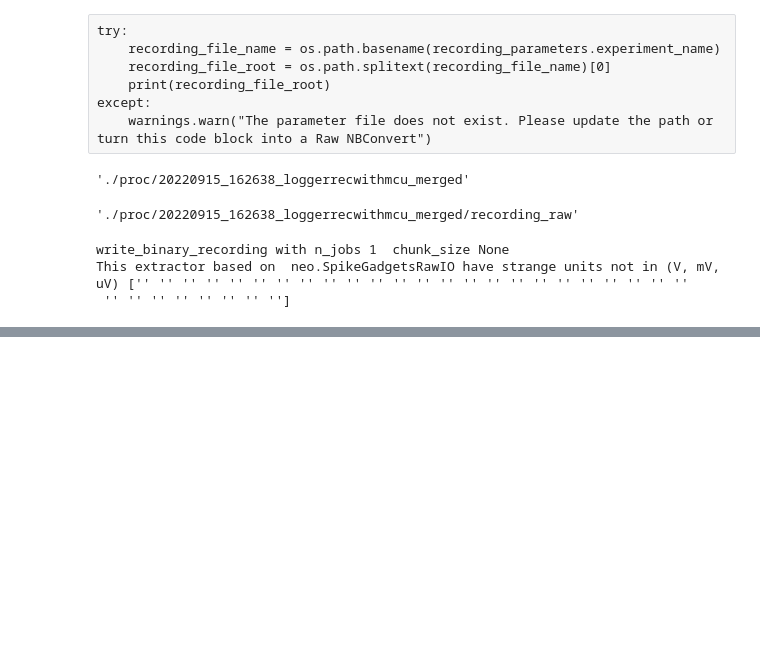
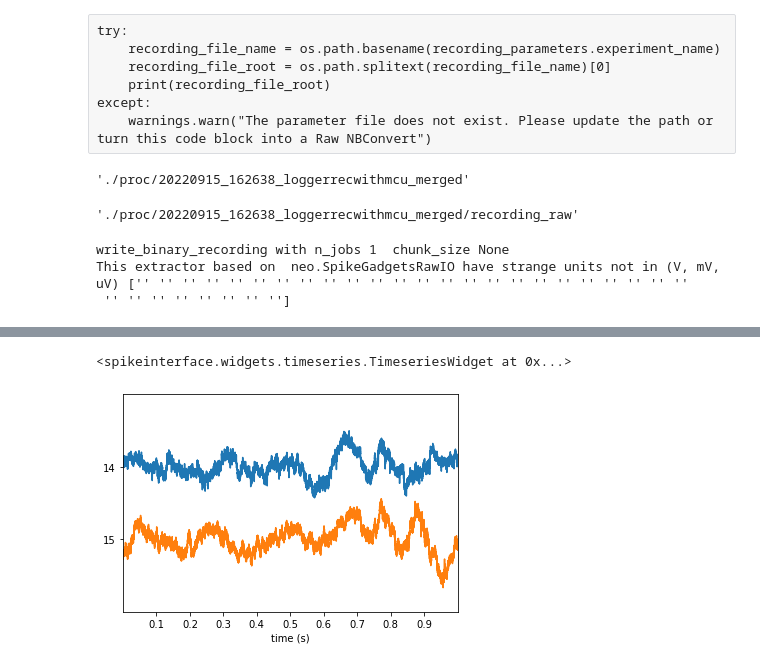
Before and after one commit to padillacoreanolab/spike_gadgets_repo, a Jupyter notebook: results/2022_09_16_medpc_box_tweaking/01_reading_in_recording.ipynb, the cells around one changed output, grey strips where cells are left out. Cells and saved outputs as stored; diff of their text form; code cells hidden in the pictures; blank space fills up the shorter version.

```diff
--- a/results/2022_09_16_medpc_box_tweaking/01_reading_in_recording.ipynb
+++ b/results/2022_09_16_medpc_box_tweaking/01_reading_in_recording.ipynb
@@ -512,0 +566,5 @@ recording_lfp = st.preprocessing.bandpass_filter(recording_lfp, freq_min=1, freq
+# %%
+sw.plot_timeseries(recording_lfp, show_channel_ids=True) #, figure=fig)
+# %% [output]
+<spikeinterface.widgets.timeseries.TimeseriesWidget at 0x...>
+[figure, added]
```
Also changed, not shown: parts of 64 cells of this notebook.
